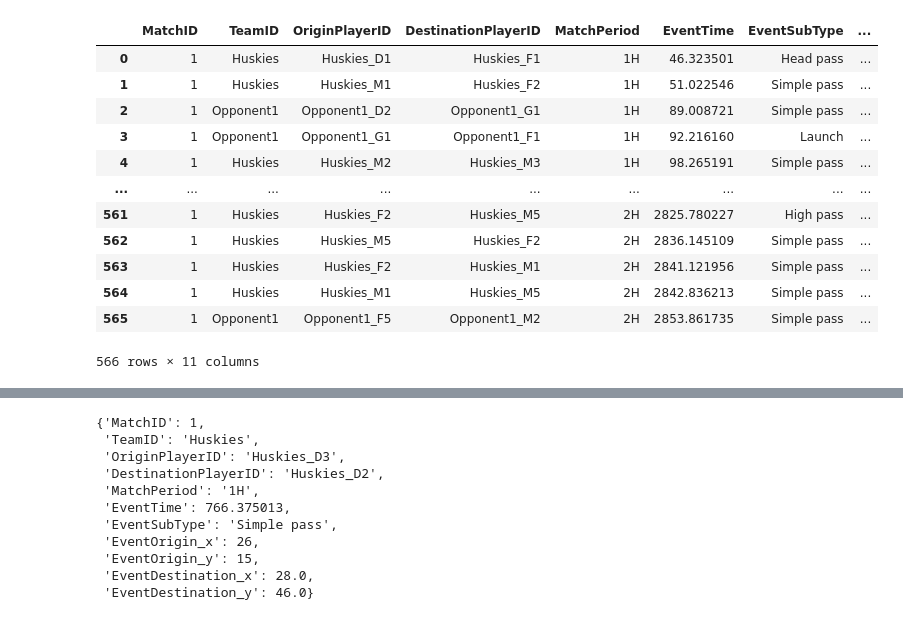
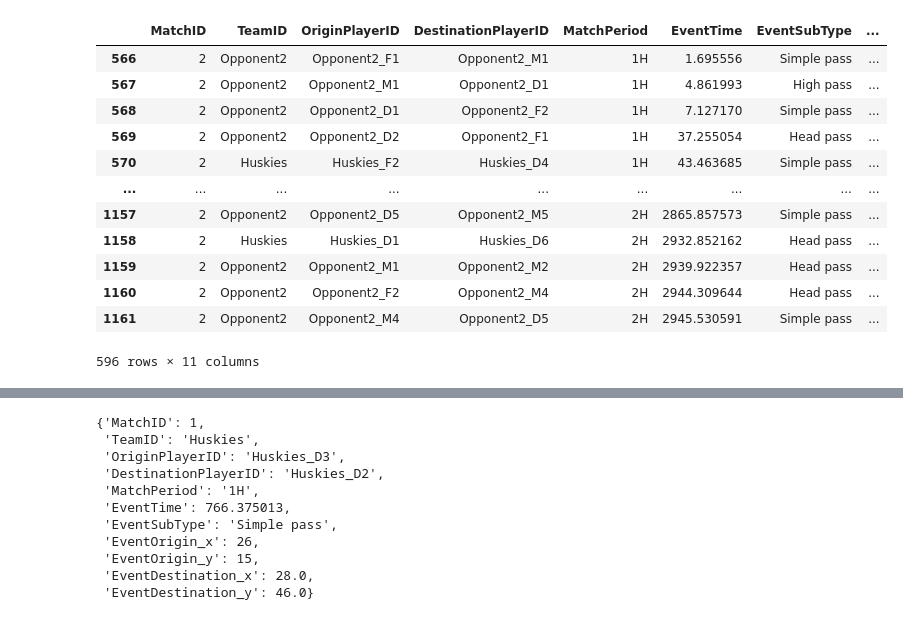
Before and after one commit to AstroJacobLi/FootballTeamStrategy, a Jupyter notebook: Network-Match1-Huskies.ipynb, the cells around one changed output, grey strips where cells are left out. Drawn from its saved outputs; the diff is of its cells as text; code cells hidden in the pictures.

```diff
--- a/Network-Match1-Huskies.ipynb
+++ b/Network-Match1-Huskies.ipynb
@@ -18,24 +18,24 @@ plt.rcParams['font.size'] = 15.0
 #plt.rcParams['text.usetex'] = False
 # %%
 df = pd.read_csv('./2020_Problem_D_DATA/passingevents.csv')
-df = df[df['MatchID'] == 1]
+df = df[df['MatchID'] == 2]
 # df.sort_values('TeamID')
 # df = df[np.logical_or(df['TeamID'] == 'Huskies', df['TeamID'] == 'Opponent1')]
 df
 # %% [output]
 |  | MatchID | TeamID | OriginPlayerID | DestinationPlayerID | MatchPeriod | EventTime | EventSubType | ... |
-| 0 | 1 | Huskies | Huskies_D1 | Huskies_F1 | 1H | 46.323501 | Head pass | ... |
-| 1 | 1 | Huskies | Huskies_M1 | Huskies_F2 | 1H | 51.022546 | Simple pass | ... |
-| 2 | 1 | Opponent1 | Opponent1_D2 | Opponent1_G1 | 1H | 89.008721 | Simple pass | ... |
-| 3 | 1 | Opponent1 | Opponent1_G1 | Opponent1_F1 | 1H | 92.216160 | Launch | ... |
-| 4 | 1 | Huskies | Huskies_M2 | Huskies_M3 | 1H | 98.265191 | Simple pass | ... |
+| 566 | 2 | Opponent2 | Opponent2_F1 | Opponent2_M1 | 1H | 1.695556 | Simple pass | ... |
+| 567 | 2 | Opponent2 | Opponent2_M1 | Opponent2_D1 | 1H | 4.861993 | High pass | ... |
+| 568 | 2 | Opponent2 | Opponent2_D1 | Opponent2_F2 | 1H | 7.127170 | Simple pass | ... |
+| 569 | 2 | Opponent2 | Opponent2_D2 | Opponent2_F1 | 1H | 37.255054 | Head pass | ... |
+| 570 | 2 | Huskies | Huskies_F2 | Huskies_D4 | 1H | 43.463685 | Simple pass | ... |
 | ... | ... | ... | ... | ... | ... | ... | ... | ... |
-| 561 | 1 | Huskies | Huskies_F2 | Huskies_M5 | 2H | 2825.780227 | High pass | ... |
-| 562 | 1 | Huskies | Huskies_M5 | Huskies_F2 | 2H | 2836.145109 | Simple pass | ... |
-| 563 | 1 | Huskies | Huskies_F2 | Huskies_M1 | 2H | 2841.121956 | Simple pass | ... |
-| 564 | 1 | Huskies | Huskies_M1 | Huskies_M5 | 2H | 2842.836213 | Simple pass | ... |
-| 565 | 1 | Opponent1 | Opponent1_F5 | Opponent1_M2 | 2H | 2853.861735 | Simple pass | ... |
+| 1157 | 2 | Opponent2 | Opponent2_D5 | Opponent2_M5 | 2H | 2865.857573 | Simple pass | ... |
+| 1158 | 2 | Huskies | Huskies_D1 | Huskies_D6 | 2H | 2932.852162 | Head pass | ... |
+| 1159 | 2 | Opponent2 | Opponent2_M1 | Opponent2_M2 | 2H | 2939.922357 | Head pass | ... |
+| 1160 | 2 | Opponent2 | Opponent2_F2 | Opponent2_M4 | 2H | 2944.309644 | Head pass | ... |
+| 1161 | 2 | Opponent2 | Opponent2_M4 | Opponent2_D5 | 2H | 2945.530591 | Simple pass | ... |
-566 rows × 11 columns
+596 rows × 11 columns
 # %%
 df = df[df['TeamID'] == 'Huskies'] # We only study Huskies now
 # %%
```
Also changed, not shown: parts of 8 cells of this notebook, 41 other files.
